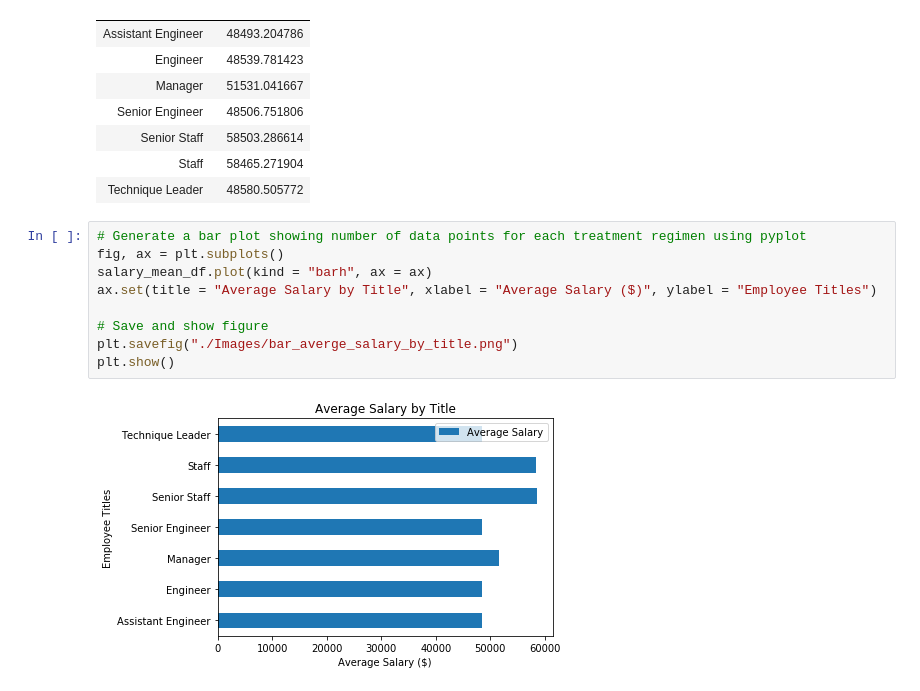
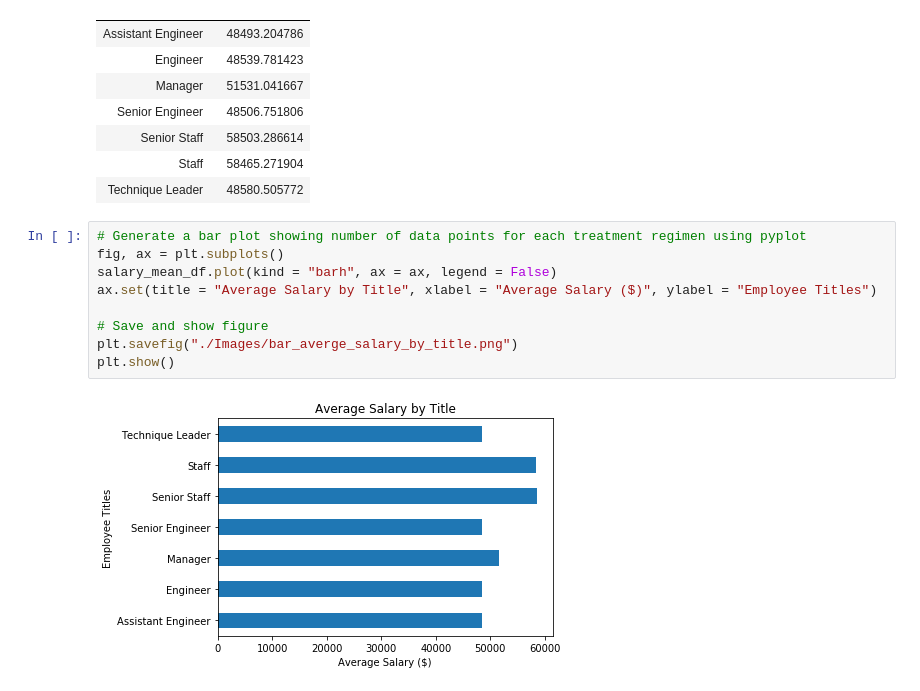
Before and after one commit to gcameras/sql-challenge, a Jupyter notebook: SQLAlchemy_Bonus.ipynb, the cells around one changed output. Drawn from its saved outputs; the diff is of its cells as text.

Commit message:
removed legend from bar graph

```diff
--- a/SQLAlchemy_Bonus.ipynb
+++ b/SQLAlchemy_Bonus.ipynb
@@ -103,11 +103,11 @@ salary_mean_df
 # %%
 # Generate a bar plot showing number of data points for each treatment regimen using pyplot
 fig, ax = plt.subplots()
-salary_mean_df.plot(kind = "barh", ax = ax)
+salary_mean_df.plot(kind = "barh", ax = ax, legend = False)
 ax.set(title = "Average Salary by Title", xlabel = "Average Salary ($)", ylabel = "Employee Titles")
 
 # Save and show figure
 plt.savefig("./Images/bar_averge_salary_by_title.png")
 plt.show()
 # %% [output]
-[figure, old version]
+[figure, new version]
```
Also changed, not shown: 1 other file.
